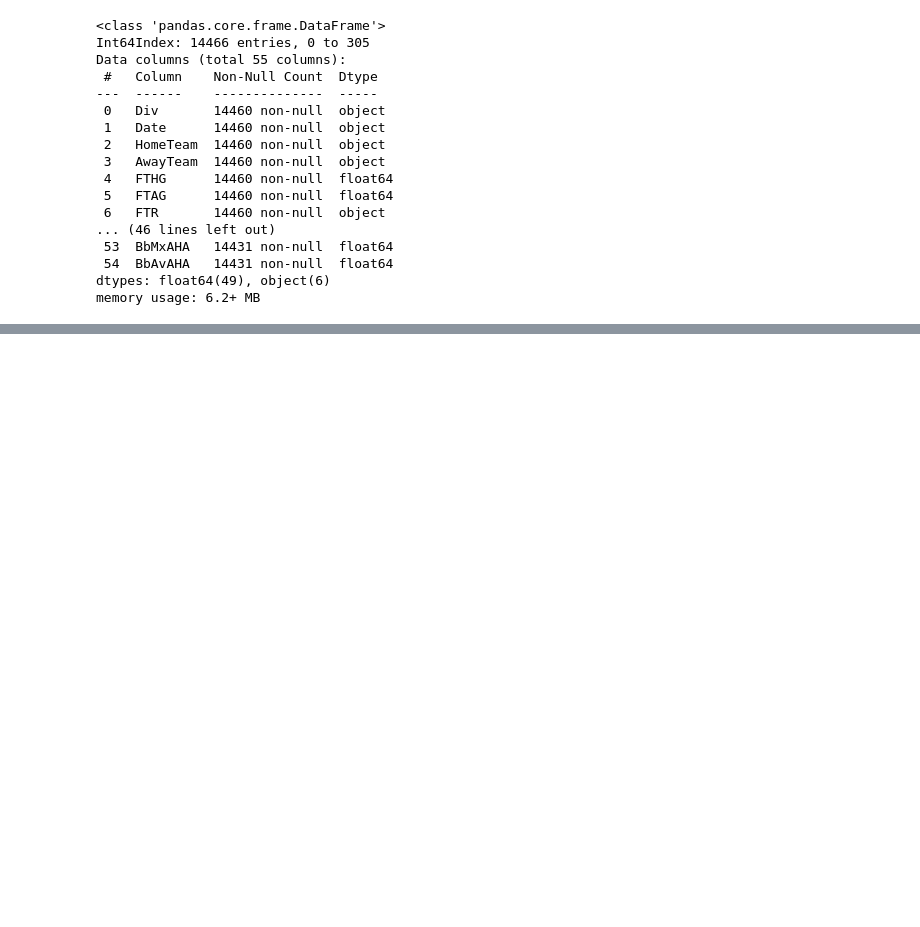
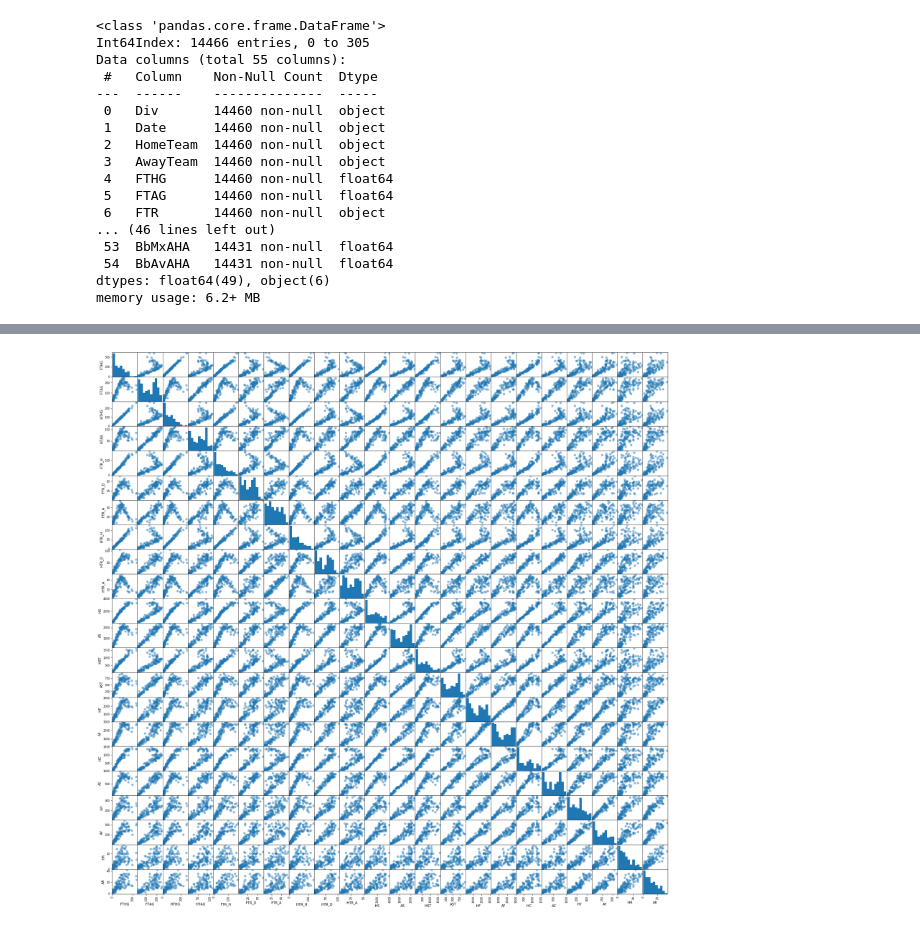
Before and after one commit to taksug229/soccer-metrics, a Jupyter notebook: Capstone1.ipynb, the cells around one changed output, grey strips where cells are left out. Cells and saved outputs as stored; diff of their text form; code cells hidden in the pictures; blank space fills up the shorter version.

```diff
--- a/Capstone1.ipynb
+++ b/Capstone1.ipynb
@@ -180,0 +320,4 @@ df.reset_index(drop=True)
+# %%
+# Dummy variables
+dfs_cleaned = pd.get_dummies(dfs, columns=['FTR', 'HTR'])
+dfs_cleaned
@@ -180,0 +360,30 @@ df.reset_index(drop=True)
+# %%
+cols = ['Div',
+ 'Date',
+ 'HomeTeam',
+ 'AwayTeam',
+ 'FTHG',
+ 'FTAG',
+ 'HTHG',
+ 'HTAG',
+ 'FTR_H',
+ 'FTR_D',
+ 'FTR_A',
+ 'HTR_H',
+ 'HTR_D',
+ 'HTR_A',
+ 'HS',
+ 'AS',
+ 'HST',
+ 'AST',
+ 'HF',
+ 'AF',
+ 'HC',
+ 'AC',
+ 'HY',
+ 'AY',
+ 'HR',
+ 'AR']
+# %%
+dfs = dfs_cleaned[cols]
+dfs
@@ -180,0 +483,2 @@ df.reset_index(drop=True)
+# %%
+home = dfs.groupby('HomeTeam').sum()
@@ -180,0 +500,4 @@ df.reset_index(drop=True)
+# %%
+pd.plotting.scatter_matrix(home, figsize=(30,30), s=200);
+# %% [output]
+[figure, added]
```
Also changed, not shown: parts of 31 cells of this notebook, 1 other file.
